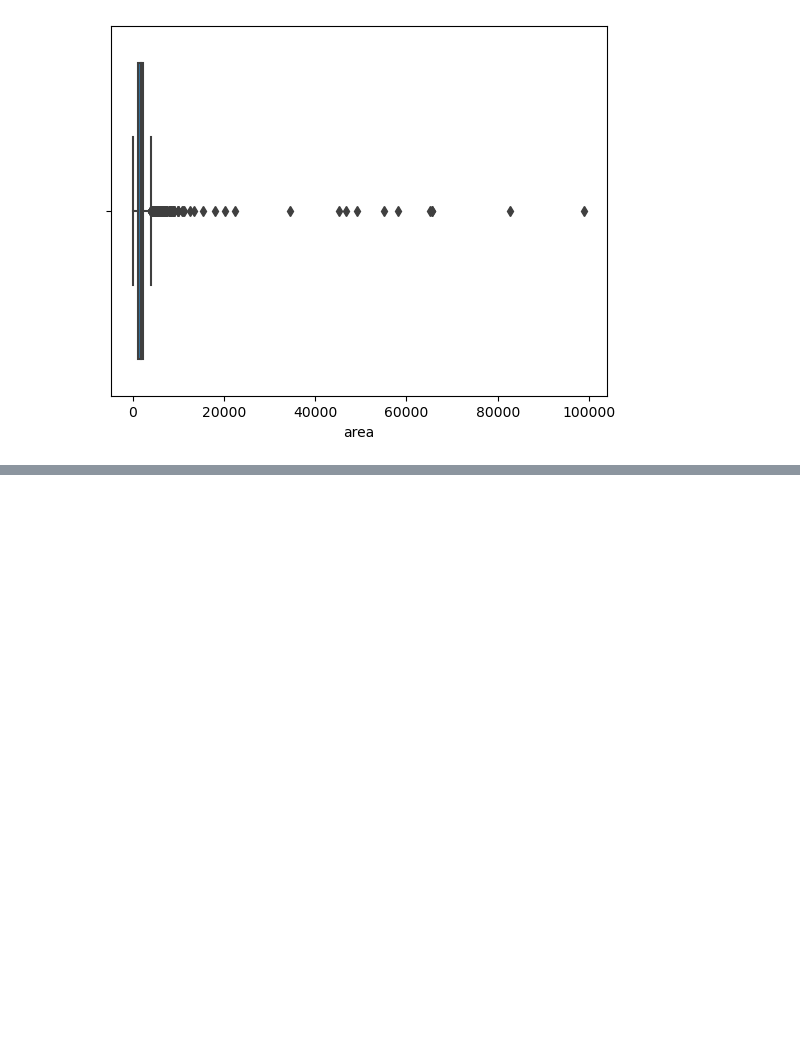
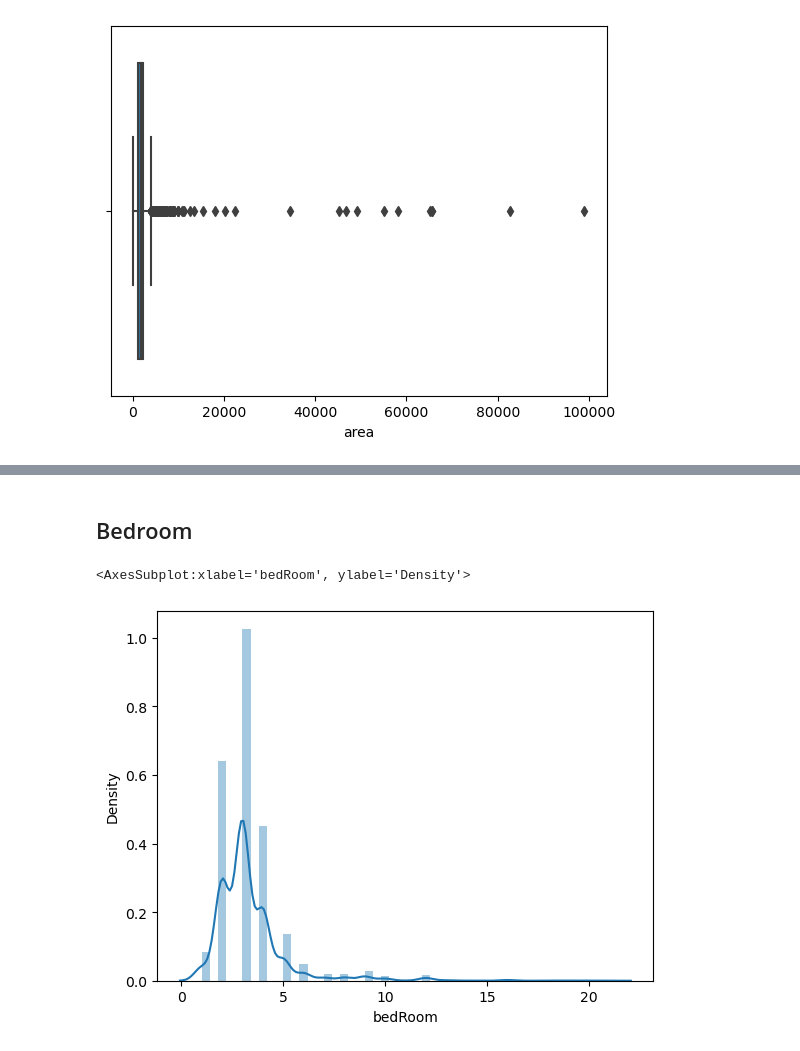
Before and after one commit to Dishantkharkar/HomeFindr_project, a Jupyter notebook: Gurugram/Outliers Treatment/Outliers_Treatment.ipynb, the cells around one changed output, grey strips where cells are left out. Saved outputs shown, nothing was run; the diff lists cells and outputs as text; code cells hidden in the pictures; blank space fills up the shorter version.

```diff
--- a/Gurugram/Outliers Treatment/Outliers_Treatment.ipynb
+++ b/Gurugram/Outliers Treatment/Outliers_Treatment.ipynb
@@ -328,0 +378,7 @@ df[df['area'] > 10000].sort_values('area',ascending=False)
+# %% [markdown]
+## Bedroom
+# %%
+sns.distplot(df['bedRoom'])
+# %% [output]
+<AxesSubplot:xlabel='bedRoom', ylabel='Density'>
+[figure, added]
```
Also changed, not shown: parts of 54 cells of this notebook, 2 other files.
